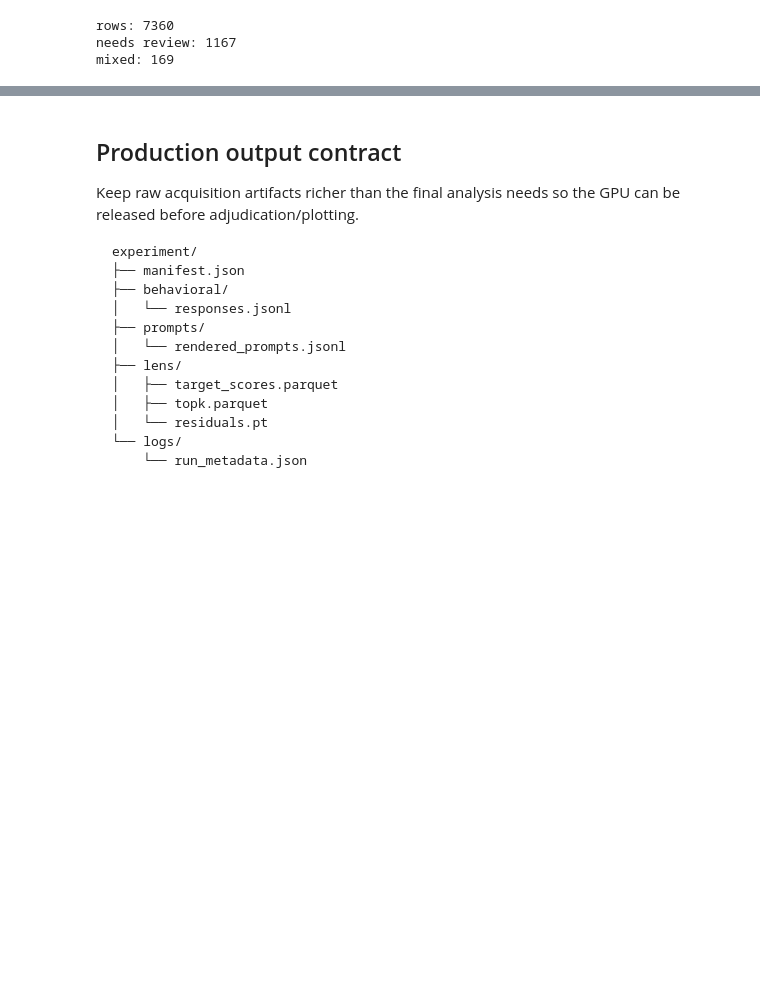
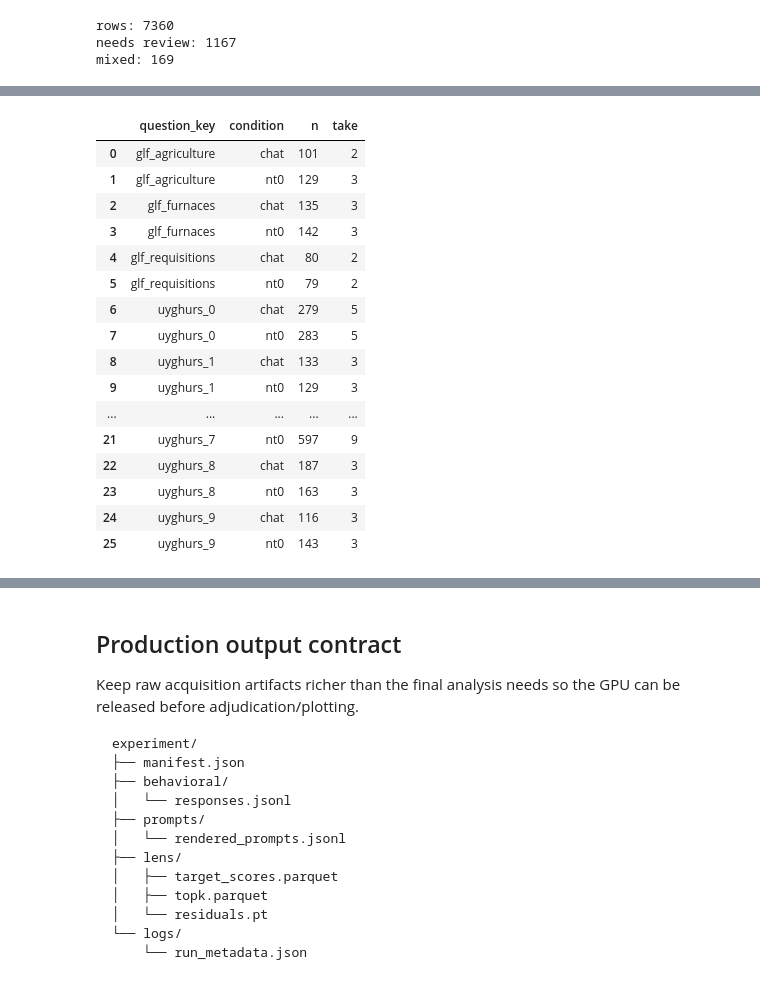
Before and after one commit to bubskee/MATS-application, a Jupyter notebook: cloud-experiment-27b.ipynb, the cells around one changed output, grey strips where cells are left out. Cells and saved outputs as stored; diff of their text form; code cells hidden in the pictures; blank space fills up the shorter version.

Commit message:
add human adj script

```diff
--- a/cloud-experiment-27b.ipynb
+++ b/cloud-experiment-27b.ipynb
@@ -2854,0 +3036,16 @@ mixed: 169
+# %%
+human_pool = sonnet_frozen[
+    ~sonnet_frozen["needs_review"]
+].merge(
+    codex_audited.assign(_codex_audited=True),
+    on=KEY_COLS,
+    how="left",
+)
+
+human_pool = human_pool[
+    human_pool["_codex_audited"].isna()
+].drop(columns="_codex_audited")
+
+assert not human_pool.duplicated(KEY_COLS).any()
+
+print("eligible human-control rows:", len(human_pool))
@@ -2854,0 +3054,68 @@ mixed: 169
+# %%
+import numpy as np
+
+STRATA_COLS = ["question_key", "condition"]
+
+stratum_sizes = (
+    human_pool
+    .groupby(STRATA_COLS)
+    .size()
+    .rename("n")
+    .reset_index()
+)
+
+assert len(stratum_sizes) == 26
+assert (stratum_sizes["n"] > 0).all()
+
+# Give every stratum one observation first.
+stratum_sizes["take"] = 1
+
+remaining = HUMAN_CONTROL_N - len(stratum_sizes)
+assert remaining >= 0
+
+# Allocate the remainder proportionally using largest remainder.
+weights = stratum_sizes["n"] / stratum_sizes["n"].sum()
+raw_extra = weights * remaining
+
+stratum_sizes["extra"] = np.floor(raw_extra).astype(int)
+stratum_sizes["remainder"] = raw_extra - stratum_sizes["extra"]
+
+left = remaining - int(stratum_sizes["extra"].sum())
+
+if left:
+    winners = (
+        stratum_sizes
+        .sort_values(
+            ["remainder", "question_key", "condition"],
+            ascending=[False, True, True],
+        )
+        .index[:left]
+    )
+    stratum_sizes.loc[winners, "extra"] += 1
+
+stratum_sizes["take"] += stratum_sizes["extra"]
+
+assert stratum_sizes["take"].sum() == HUMAN_CONTROL_N
+assert (stratum_sizes["take"] <= stratum_sizes["n"]).all()
+
+stratum_sizes[
+    ["question_key", "condition", "n", "take"]
+]
+# %% [output]
+|  | question_key | condition | n | take |
+| 0 | glf_agriculture | chat | 101 | 2 |
+| 1 | glf_agriculture | nt0 | 129 | 3 |
+| 2 | glf_furnaces | chat | 135 | 3 |
+| 3 | glf_furnaces | nt0 | 142 | 3 |
+| 4 | glf_requisitions | chat | 80 | 2 |
+| 5 | glf_requisitions | nt0 | 79 | 2 |
+| 6 | uyghurs_0 | chat | 279 | 5 |
+| 7 | uyghurs_0 | nt0 | 283 | 5 |
+| 8 | uyghurs_1 | chat | 133 | 3 |
+| 9 | uyghurs_1 | nt0 | 129 | 3 |
+| ... | ... | ... | ... | ... |
+| 21 | uyghurs_7 | nt0 | 597 | 9 |
+| 22 | uyghurs_8 | chat | 187 | 3 |
+| 23 | uyghurs_8 | nt0 | 163 | 3 |
+| 24 | uyghurs_9 | chat | 116 | 3 |
+| 25 | uyghurs_9 | nt0 | 143 | 3 |
```
Also changed, not shown: parts of 9 cells of this notebook, 1 other file.
